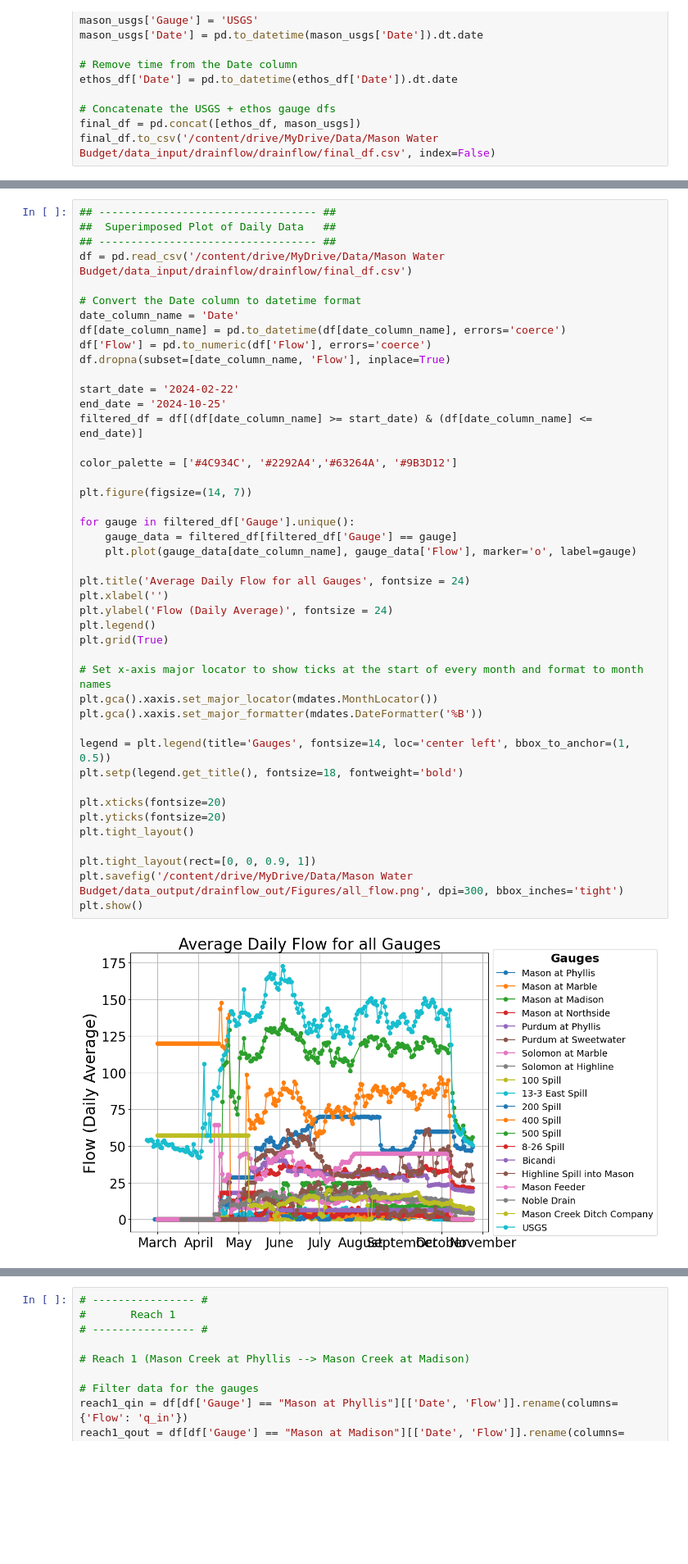
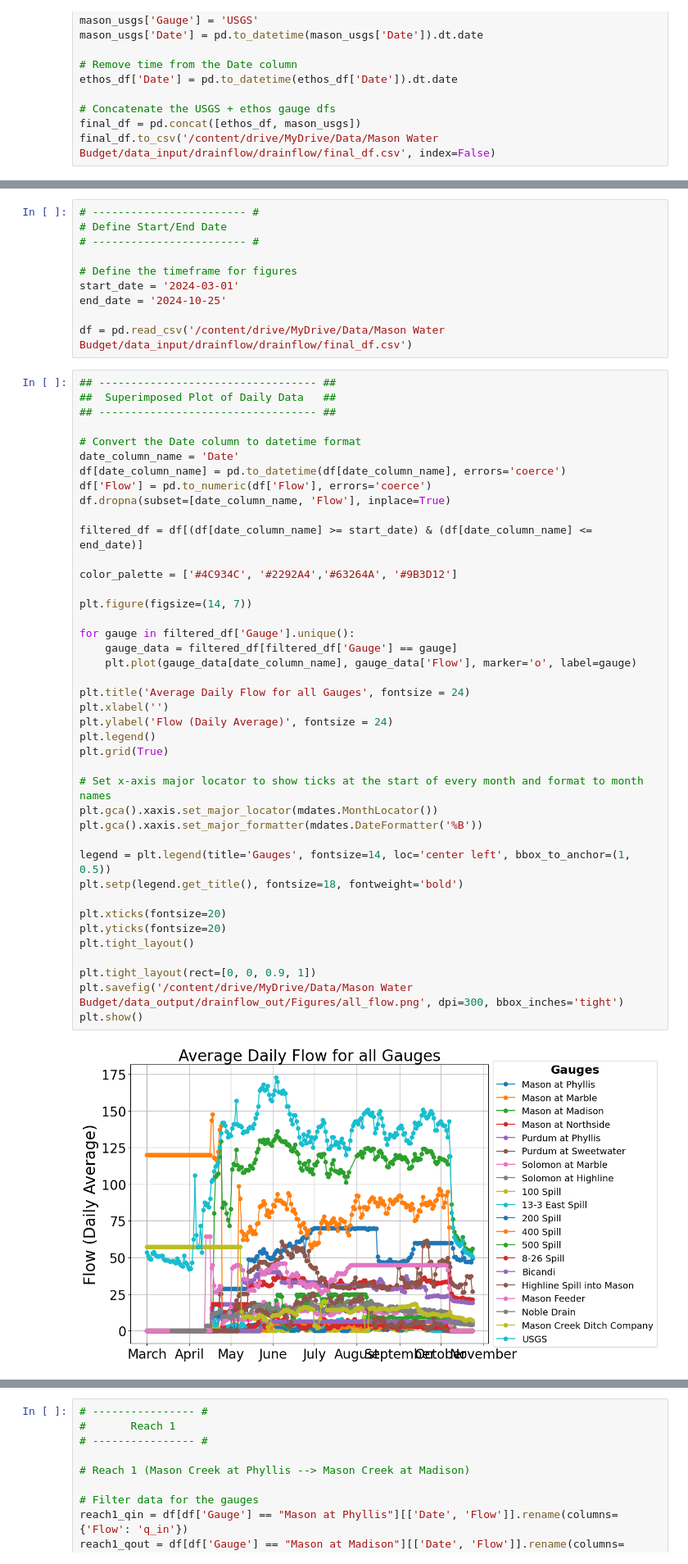
Before and after one commit to carlibeisel/mason_water_budget, a Jupyter notebook: reach_drainflow_.ipynb, the cells around one changed output, grey strips where cells are left out. Shown at 82% size. Cells and saved outputs as stored; diff of their text form; blank space fills up the shorter version.

```diff
--- a/reach_drainflow_.ipynb
+++ b/reach_drainflow_.ipynb
@@ -140,8 +142,17 @@ final_df.to_csv('/content/drive/MyDrive/Data/Mason Water Budget/data_input/drain
+# %%
+# ------------------------ #
+# Define Start/End Date
+# ------------------------ #
+
+# Define the timeframe for figures
+start_date = '2024-03-01'
+end_date = '2024-10-25'
+
+df = pd.read_csv('/content/drive/MyDrive/Data/Mason Water Budget/data_input/drainflow/drainflow/final_df.csv')
 # %%
 ## ---------------------------------- ##
 ##  Superimposed Plot of Daily Data   ##
 ## ---------------------------------- ##
-df = pd.read_csv('/content/drive/MyDrive/Data/Mason Water Budget/data_input/drainflow/drainflow/final_df.csv')
 
 # Convert the Date column to datetime format
 date_column_name = 'Date'
@@ -149,40 +160,38 @@ df[date_column_name] = pd.to_datetime(df[date_column_name], errors='coerce')
 df['Flow'] = pd.to_numeric(df['Flow'], errors='coerce')
 df.dropna(subset=[date_column_name, 'Flow'], inplace=True)
 
-start_date = '2024-02-22'
-end_date = '2024-10-25'
 filtered_df = df[(df[date_column_name] >= start_date) & (df[date_column_name] <= end_date)]
 
 color_palette = ['#4C934C', '#2292A4','#63264A', '#9B3D12']
 
 plt.figure(figsize=(14, 7))
 
 for gauge in filtered_df['Gauge'].unique():
     gauge_data = filtered_df[filtered_df['Gauge'] == gauge]
     plt.plot(gauge_data[date_column_name], gauge_data['Flow'], marker='o', label=gauge)
 
 plt.title('Average Daily Flow for all Gauges', fontsize = 24)
 plt.xlabel('')
 plt.ylabel('Flow (Daily Average)', fontsize = 24)
 plt.legend()
 plt.grid(True)
 
 # Set x-axis major locator to show ticks at the start of every month and format to month names
 plt.gca().xaxis.set_major_locator(mdates.MonthLocator())
 plt.gca().xaxis.set_major_formatter(mdates.DateFormatter('%B'))
 
 legend = plt.legend(title='Gauges', fontsize=14, loc='center left', bbox_to_anchor=(1, 0.5))
 plt.setp(legend.get_title(), fontsize=18, fontweight='bold')
 
 plt.xticks(fontsize=20)
 plt.yticks(fontsize=20)
 plt.tight_layout()
 
 plt.tight_layout(rect=[0, 0, 0.9, 1])
 plt.savefig('/content/drive/MyDrive/Data/Mason Water Budget/data_output/drainflow_out/Figures/all_flow.png', dpi=300, bbox_inches='tight')
 plt.show()
 # %% [output]
-[figure, old version]
+[figure, new version]
 # %%
 ## ---------------------------------- ##
 ##  Superimposed Plot of Daily Data   ##
```
Also changed, not shown: parts of 16 cells of this notebook.
